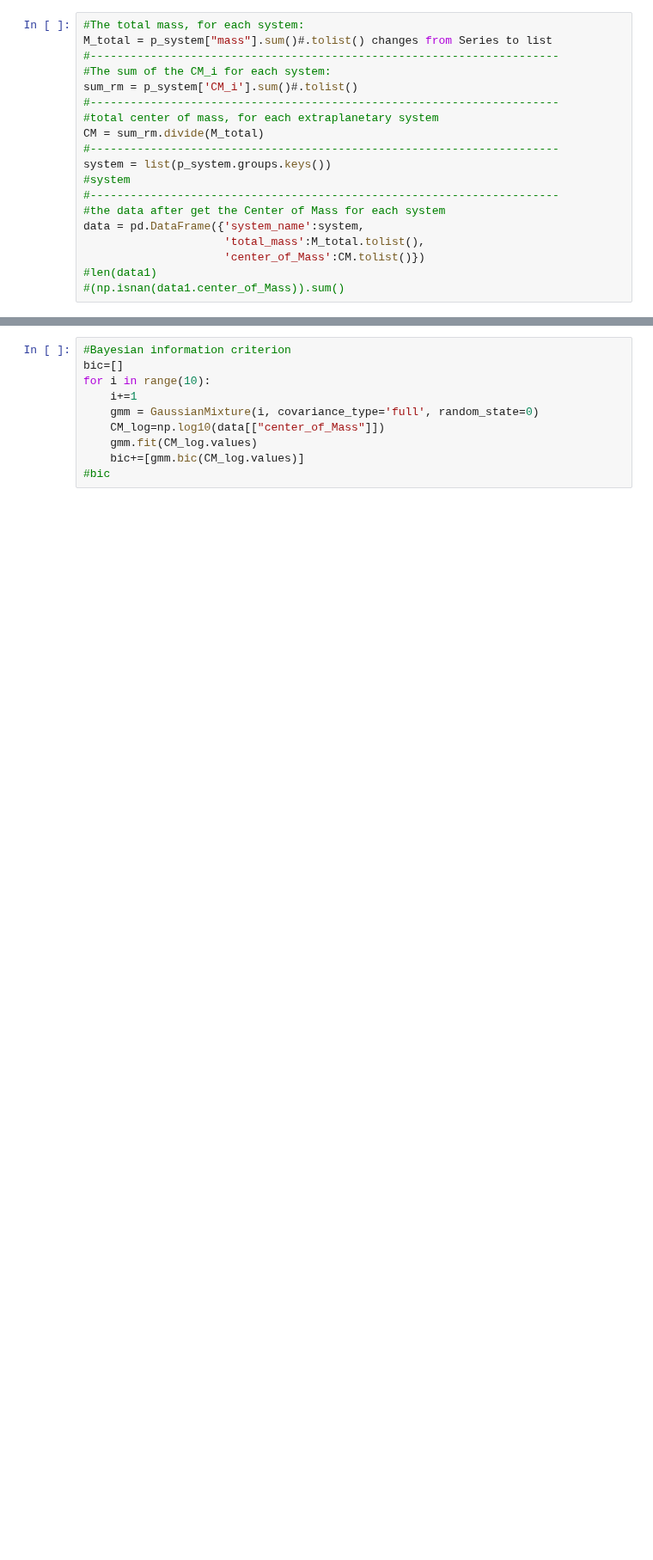
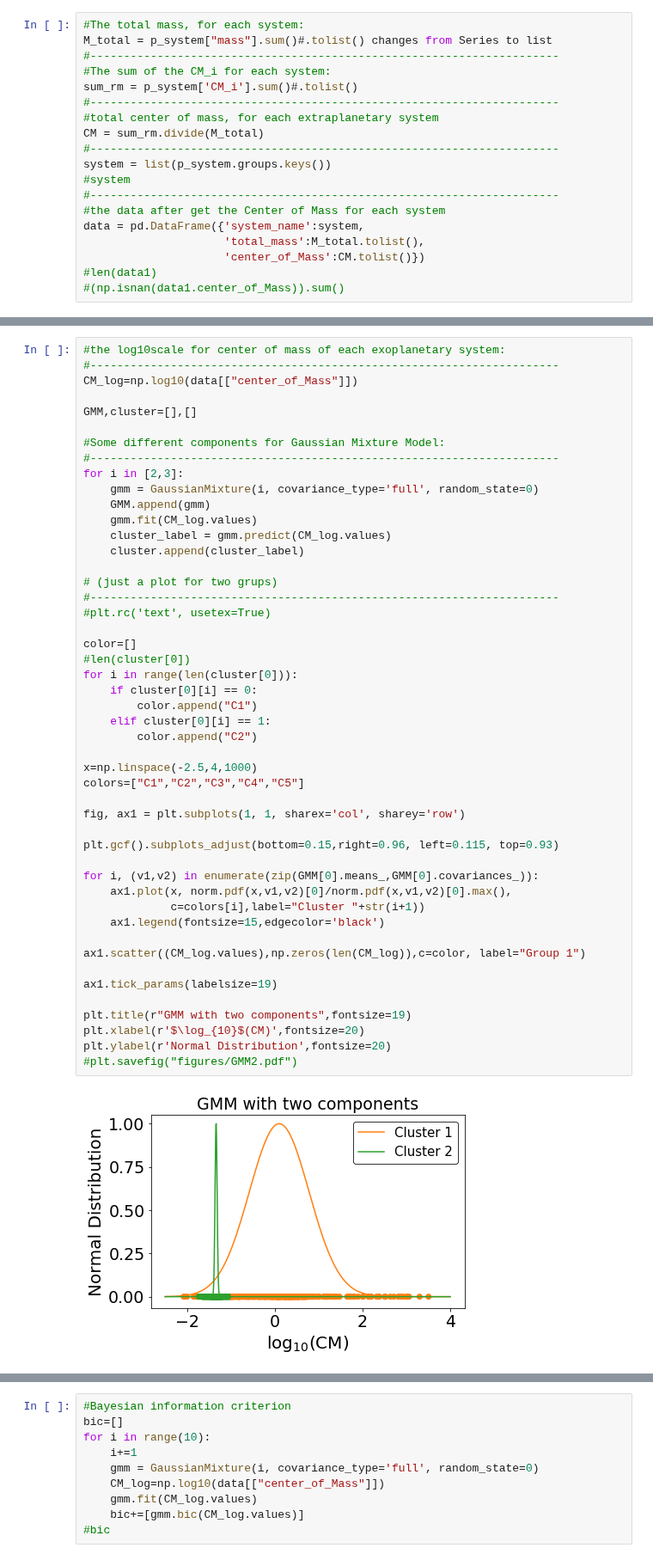
Before and after one commit to fjbautistas/Mixture_Gaussian_CM_of_Planets, a Jupyter notebook: Clasification.ipynb, the cells around one changed output, grey strips where cells are left out. Shown at 86% size. Cells and saved outputs as stored; diff of their text form; blank space fills up the shorter version.

```diff
--- a/Clasification.ipynb
+++ b/Clasification.ipynb
@@ -110,0 +112,50 @@ The Bayesian information criterion
+# %%
+#the log10scale for center of mass of each exoplanetary system:
+#----------------------------------------------------------------------
+CM_log=np.log10(data[["center_of_Mass"]])
+
+GMM,cluster=[],[]
+
+#Some different components for Gaussian Mixture Model:
+#----------------------------------------------------------------------
+for i in [2,3]:
+    gmm = GaussianMixture(i, covariance_type='full', random_state=0)
+    GMM.append(gmm)
+    gmm.fit(CM_log.values)
+    cluster_label = gmm.predict(CM_log.values)
+    cluster.append(cluster_label)
+
+# (just a plot for two grups)
+#----------------------------------------------------------------------
+#plt.rc('text', usetex=True)
+
+color=[]
+#len(cluster[0])
+for i in range(len(cluster[0])):
+    if cluster[0][i] == 0:
+        color.append("C1")
+    elif cluster[0][i] == 1:
+        color.append("C2")
+
+x=np.linspace(-2.5,4,1000)
+colors=["C1","C2","C3","C4","C5"]
+
+fig, ax1 = plt.subplots(1, 1, sharex='col', sharey='row')
+
+plt.gcf().subplots_adjust(bottom=0.15,right=0.96, left=0.115, top=0.93)
+
+for i, (v1,v2) in enumerate(zip(GMM[0].means_,GMM[0].covariances_)):
+    ax1.plot(x, norm.pdf(x,v1,v2)[0]/norm.pdf(x,v1,v2)[0].max(),
+             c=colors[i],label="Cluster "+str(i+1))
+    ax1.legend(fontsize=15,edgecolor='black')
+
+ax1.scatter((CM_log.values),np.zeros(len(CM_log)),c=color, label="Group 1")
+
+ax1.tick_params(labelsize=19)
+
+plt.title(r"GMM with two components",fontsize=19)
+plt.xlabel(r'$\log_{10}$(CM)',fontsize=20)
+plt.ylabel(r'Normal Distribution',fontsize=20)
+#plt.savefig("figures/GMM2.pdf")
+# %% [output]
+[figure, added]
```
Also changed, not shown: parts of 25 cells of this notebook.
